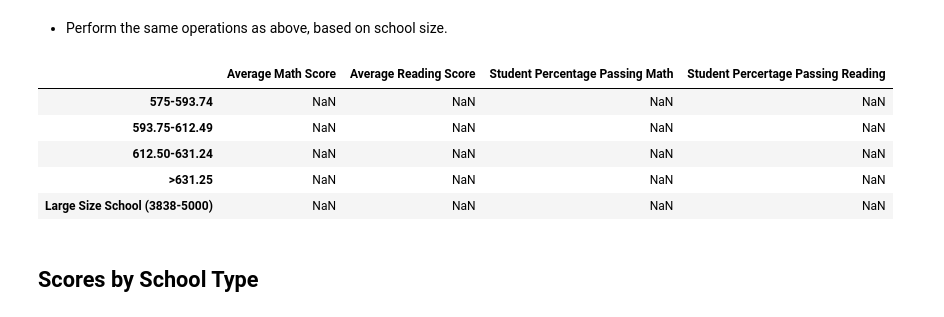
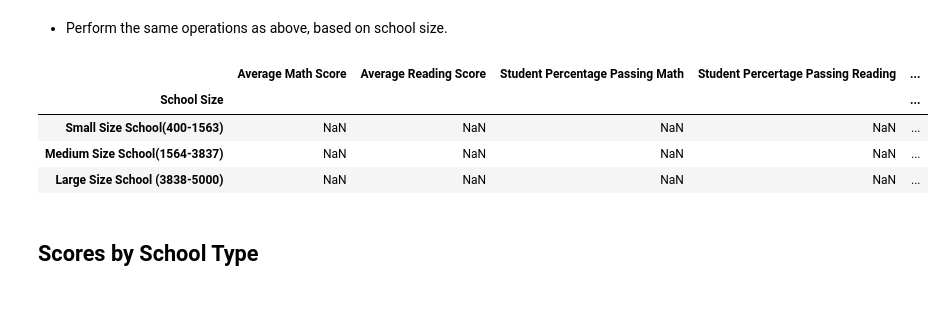
Before and after one commit to Kthomas09/Pandas-Challenge, a Jupyter notebook: PyCitySchools_starter.ipynb, the cells around one changed output. Cells and saved outputs as stored; diff of their text form; code cells hidden in the pictures.

```diff
--- a/PyCitySchools_starter.ipynb
+++ b/PyCitySchools_starter.ipynb
@@ -525,33 +515,32 @@ school_scores_by_spending_per_pupil.head()
 # %%
 school_size_bins = [1564,2701,3838,99999]
 school_size_labels = ["Small Size School(400-1563)","Medium Size School(1564-3837)","Large Size School (3838-5000)"]
 renamed_df["School Size"]=pd.cut(renamed_df["Size"]/renamed_df["Size"],school_size_bins, labels= school_size_labels)
 
 school_size = renamed_df.groupby("School Size")
 school_size.head()
 
 school_size_avg_math = school_size["Math Score"].mean()
 school_size_avg_reading = school_size["Reading Score"].mean()
-school_size_percentage_passing_math= renamed_df[renamed_df["Math Score"]>70].groupby("School Size")["Student ID"].count()/school_spending["Student ID"].count()
-school_size_percentage_passing_reading= renamed_df[renamed_df["Reading Score"]>70].groupby("School Size")["Student ID"].count()/school_spending["Student ID"].count()
-# school_spending_percentage_overall_passing = renamed_df[(renamed_df["Math Score"]>70) & (allScores by School size_df["Reading Score"]>70)].groupby("School Spending Per Pupil")["Student ID"].count()/school_spending["Student ID"].count()
+school_size_percentage_passing_math= renamed_df[renamed_df["Math Score"]>70].groupby("School Size")["Student ID"].count()/school_size["Student ID"].count()
+school_size_percentage_passing_reading= renamed_df[renamed_df["Reading Score"]>70].groupby("School Size")["Student ID"].count()/school_size["Student ID"].count()
+school_size_percentage_overall_passing = renamed_df[(renamed_df["Math Score"]>70) & (renamed_df["Reading Score"]>70)].groupby("School Size")["Student ID"].count()/school_size["Student ID"].count()
 
 
 school_scores_by_size = pd.DataFrame({"Average Math Score": school_size_avg_math,
                                                "Average Reading Score":school_size_avg_reading,
                                                "Student Percentage Passing Math": school_size_percentage_passing_math,
                                                "Student Percertage Passing Reading":school_size_percentage_passing_reading,
-#                                                "Student Overall Passing Percentage": school_spending_percentage_overall_passing
+                                               "Student Overall Passing Percentage": school_size_percentage_overall_passing
                                                })
 
 school_scores_by_size.head()
 # %% [output]
-|  | Average Math Score | Average Reading Score | Student Percentage Passing Math | Student Percertage Passing Reading |
-| 575-593.74 | NaN | NaN | NaN | NaN |
-| 593.75-612.49 | NaN | NaN | NaN | NaN |
-| 612.50-631.24 | NaN | NaN | NaN | NaN |
-| >631.25 | NaN | NaN | NaN | NaN |
-| Large Size School (3838-5000) | NaN | NaN | NaN | NaN |
+|  | Average Math Score | Average Reading Score | Student Percentage Passing Math | Student Percertage Passing Reading | ... |
+| School Size |  |  |  |  | ... |
+| Small Size School(400-1563) | NaN | NaN | NaN | NaN | ... |
+| Medium Size School(1564-3837) | NaN | NaN | NaN | NaN | ... |
+| Large Size School (3838-5000) | NaN | NaN | NaN | NaN | ... |
 # %% [markdown]
 ## Scores by School Type
 # %% [markdown]
```
Also changed, not shown: parts of 4 cells of this notebook.
